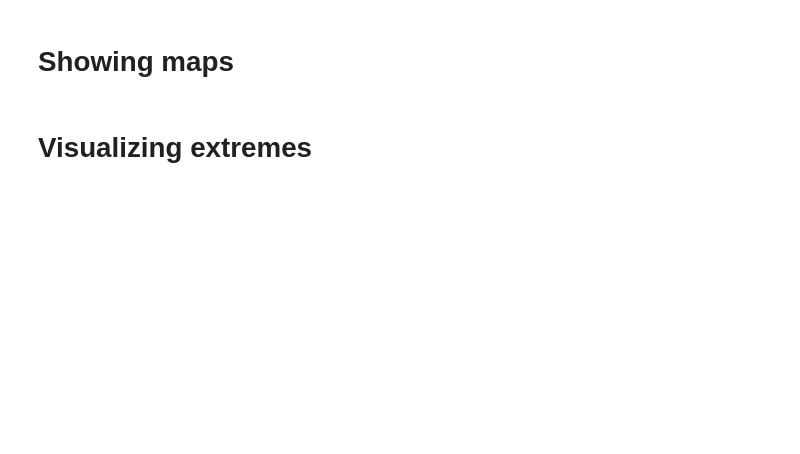
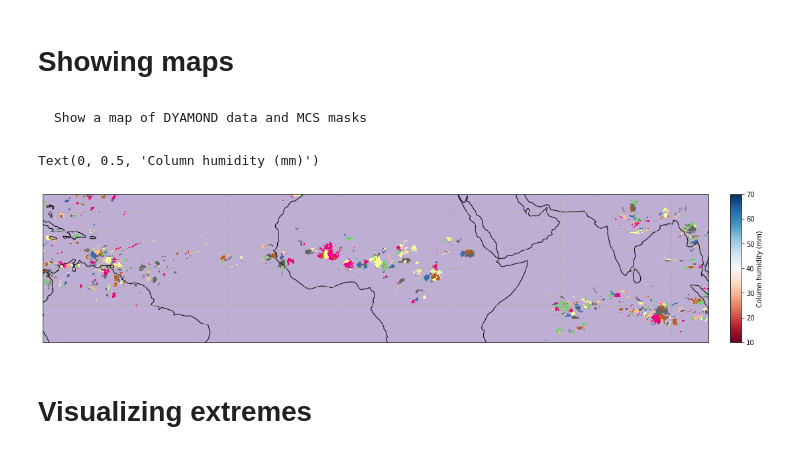
Before and after one commit to bfildier/stage-2023-multiscale-extremes, a Jupyter notebook: scripts/Tutorial.ipynb, the cells around one changed output. Cells and saved outputs as stored; diff of their text form; code cells hidden in the pictures; blank space fills up the shorter version.

Commit message:
add tuto info for data download and drawing a map

```diff
--- a/scripts/Tutorial.ipynb
+++ b/scripts/Tutorial.ipynb
@@ -16,0 +106,15 @@ Quant aux Fichiers Cacatoes en netcdf pour RCE-SAM et MESONH, ils sont ici:  /bd
+# %%
+# pick a index in the list
+i_t = 1000
+# retrieve paths
+root_DYAMOND = df.iloc[i_t]['path_dyamond']
+file_PW_DYAMOND = root_DYAMOND+'.PW.2D.nc'
+path_TOOCAN = df.iloc[i_t]['img_seg_path']
+# %%
+# Load DYAMOND data
+PW_dy = xr.open_dataarray(os.path.join(path_dy_2D,file_PW_DYAMOND))
+# %%
+# Load TOOCAN data
+img_TOOCAN = xr.open_dataarray(os.path.join('/',path_TOOCAN),decode_cf=False)
+# show
+img_TOOCAN
@@ -19,2 +139,61 @@ Quant aux Fichiers Cacatoes en netcdf pour RCE-SAM et MESONH, ils sont ici:  /bd
+# %% [markdown]
+    Show a map of DYAMOND data and MCS masks
+# %%
+fig = plt.figure(figsize=(18,12))
+ax = plt.axes(projection=ccrs.PlateCarree(central_longitude=0))
+
+cmap = plt.cm.RdBu
+# cmap_mcs = plt.cm.get_cmap('rainbow', 10)
+cmap_mcs = plt.cm.get_cmap('Accent', 10)
+clim = (10,70)
+lon_lim = (280,100)
+lat_lim = (-10,30)
+slice_lat = slice(*lat_lim)
+
+for slice_lon in slice(lon_lim[0],360),slice(0,lon_lim[1]):
+
+
+    lat_dyamond = PW_dy.lat.sel(lat=slice_lat)
+    lon_dyamond = PW_dy.lon.sel(lon=slice_lon)
+
+    lonarray_dyamond,latarray_dyamond = np.meshgrid(lon_dyamond,lat_dyamond)
+
+    # Background
+    Z = PW_dy.sel(lon=slice_lon,lat=slice_lat)[0]
+    # Z = Precac_dy.sel(lon=slice_lon,lat=slice_lat)[0]
+
+    im = ax.pcolormesh(lonarray_dyamond,latarray_dyamond,Z,transform=ccrs.PlateCarree(),alpha=0.9,cmap=cmap)
+    im.set_clim(*clim)
+
+    # MCSs
+
+    lat_toocan = img_TOOCAN.latitude.sel(latitude=slice_lat)
+    lon_toocan = img_TOOCAN.longitude.sel(longitude=slice_lon)
+
+    lonarray_toocan,latarray_toocan = np.meshgrid(lon_toocan,lat_toocan)
+
+
+    IMG_SEG = img_TOOCAN.sel(longitude=slice_lon,latitude=slice_lat)[0]%10
+    # IMG_roll = np.concatenate((IMG_SEG[0].values, IMG_SEG[0].values), axis=1)
+
+    im_MCS = ax.pcolormesh(lonarray_toocan,latarray_toocan,IMG_SEG,transform=ccrs.PlateCarree(),cmap=cmap_mcs,alpha=1)
+
+
+ax.set_extent([lon_lim[0]-360,lon_lim[1], *lat_lim],crs=ccrs.PlateCarree(central_longitude=0))
+ax.coastlines('110m')
+ax.gridlines()
+
+# colorbar
+x,y,w,h = ax.get_position().bounds
+dx = w/60
+cax = plt.axes([x+w+2*dx,y,dx,h])
+cbar = fig.colorbar(im, cax=cax, orientation='vertical')
+cbar.ax.set_ylabel('Column humidity (mm)')
+
+# # Save
+# plt.savefig(os.path.join(DIR_FIG,'PW_and_MCSs_lat%d_lon%d_time%d.png'%(*lon_lim,i_t)),dpi=300,bbox_inches='tight')
+# %% [output]
+Text(0, 0.5, 'Column humidity (mm)')
+[figure, added]
 # %% [markdown]
 # Visualizing extremes
```
Also changed, not shown: parts of 17 cells of this notebook, 1 other file.
